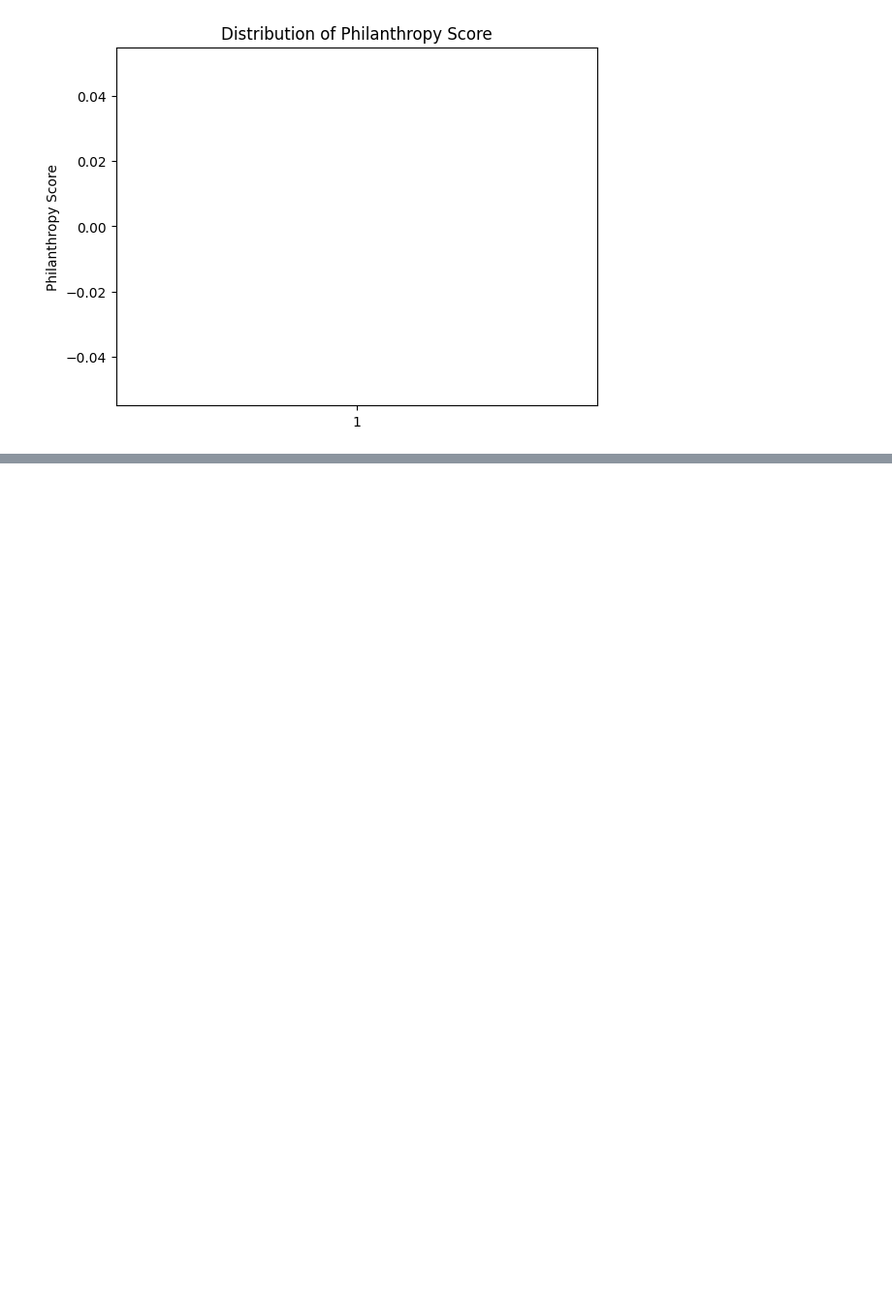
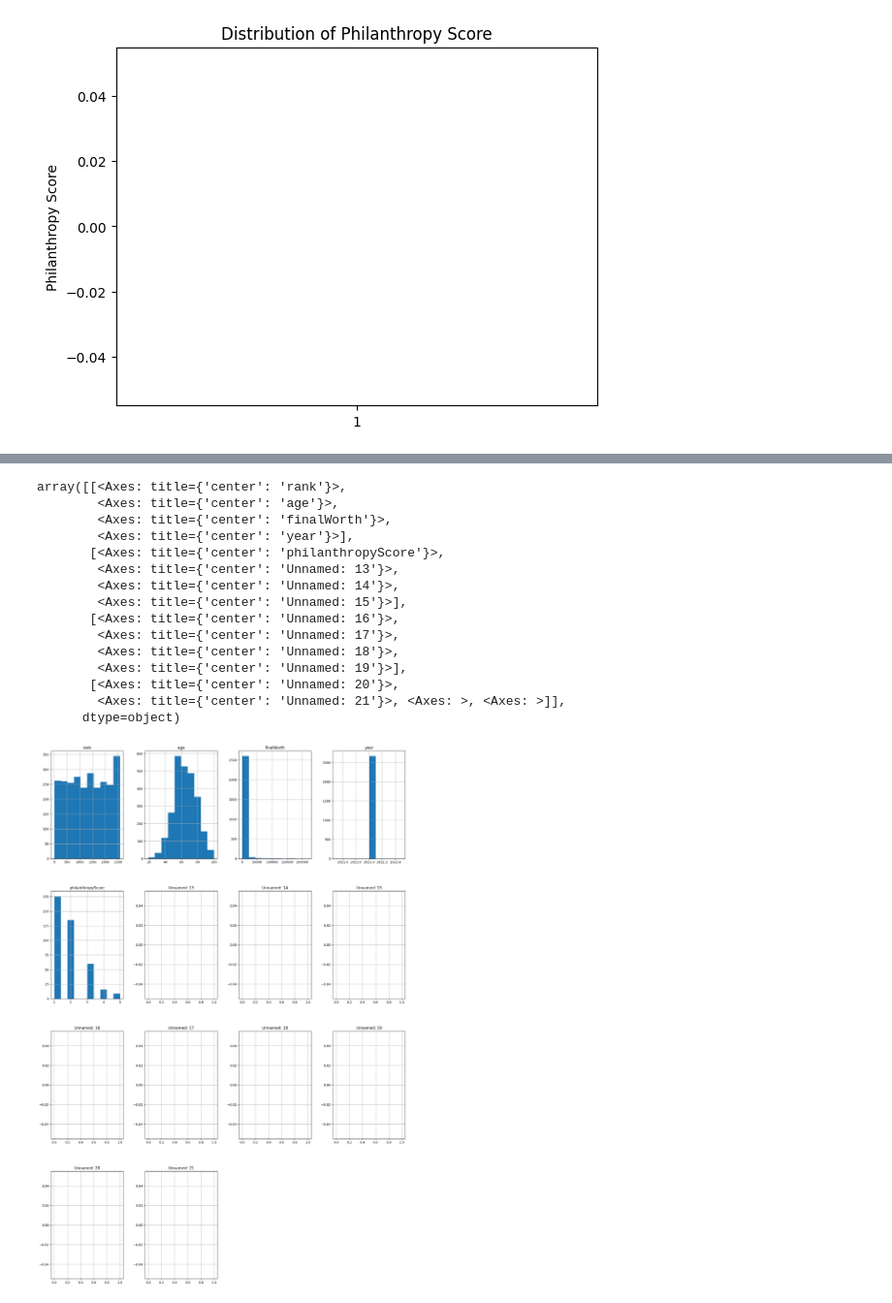
Before and after one commit to Sarajaldin/Richest-Persons, a Jupyter notebook: richest_persons.ipynb, the cells around one changed output, grey strips where cells are left out. Shown at 97% size. Cells and saved outputs as stored; diff of their text form; code cells hidden in the pictures; blank space fills up the shorter version.

```diff
--- a/richest_persons.ipynb
+++ b/richest_persons.ipynb
@@ -125,0 +133,4 @@ plt.show()
+# %%
+mydata = pd.read_csv('https://raw.githubusercontent.com/Sarajaldin/Richest-Persons/main/forbes_2022_billionaires7.csv')
+
+mydata.info(3)
@@ -125,0 +171,19 @@ plt.show()
+# %%
+mydata.hist(figsize=(20,30))
+# %% [output]
+array([[<Axes: title={'center': 'rank'}>,
+        <Axes: title={'center': 'age'}>,
+        <Axes: title={'center': 'finalWorth'}>,
+        <Axes: title={'center': 'year'}>],
+       [<Axes: title={'center': 'philanthropyScore'}>,
+        <Axes: title={'center': 'Unnamed: 13'}>,
+        <Axes: title={'center': 'Unnamed: 14'}>,
+        <Axes: title={'center': 'Unnamed: 15'}>],
+       [<Axes: title={'center': 'Unnamed: 16'}>,
+        <Axes: title={'center': 'Unnamed: 17'}>,
+        <Axes: title={'center': 'Unnamed: 18'}>,
+        <Axes: title={'center': 'Unnamed: 19'}>],
+       [<Axes: title={'center': 'Unnamed: 20'}>,
+        <Axes: title={'center': 'Unnamed: 21'}>, <Axes: >, <Axes: >]],
+      dtype=object)
+[figure, added]
```
Also changed, not shown: parts of 13 cells of this notebook.
